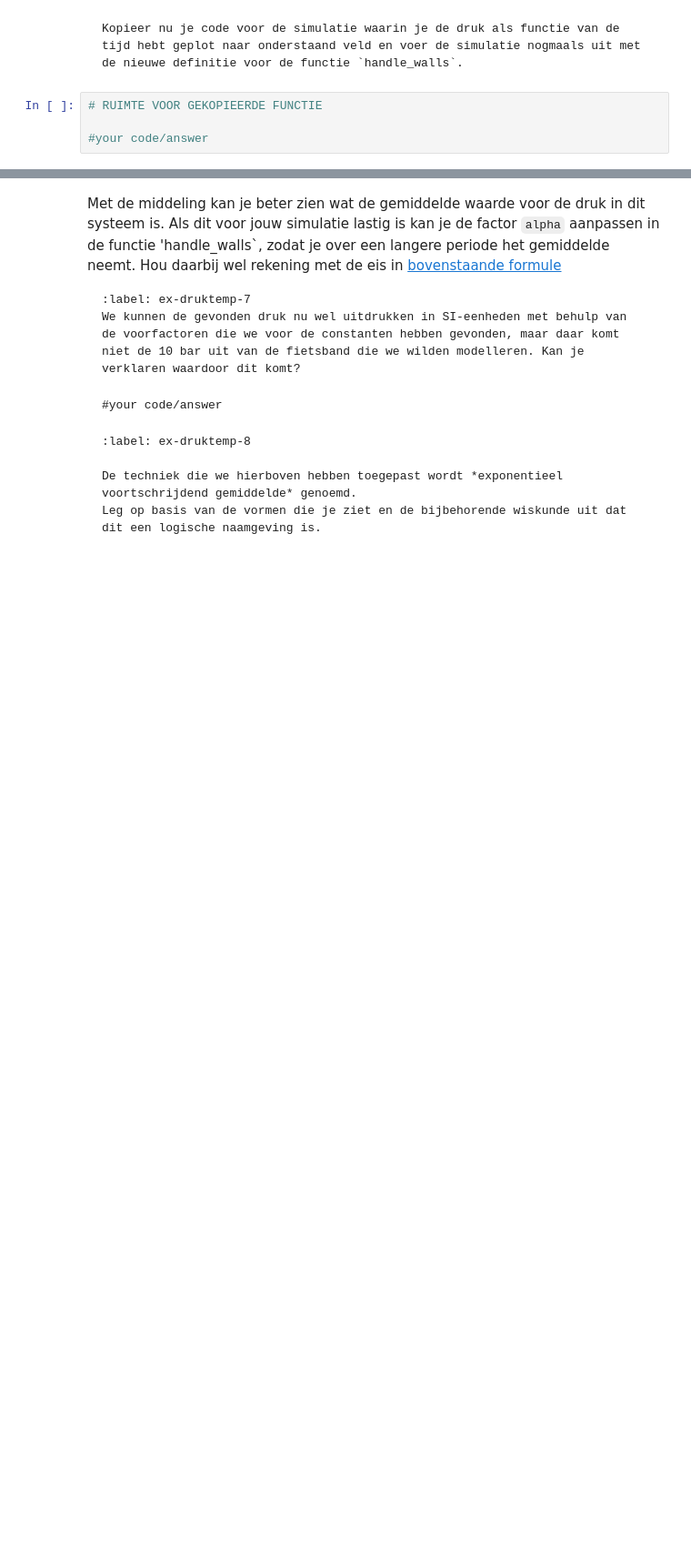
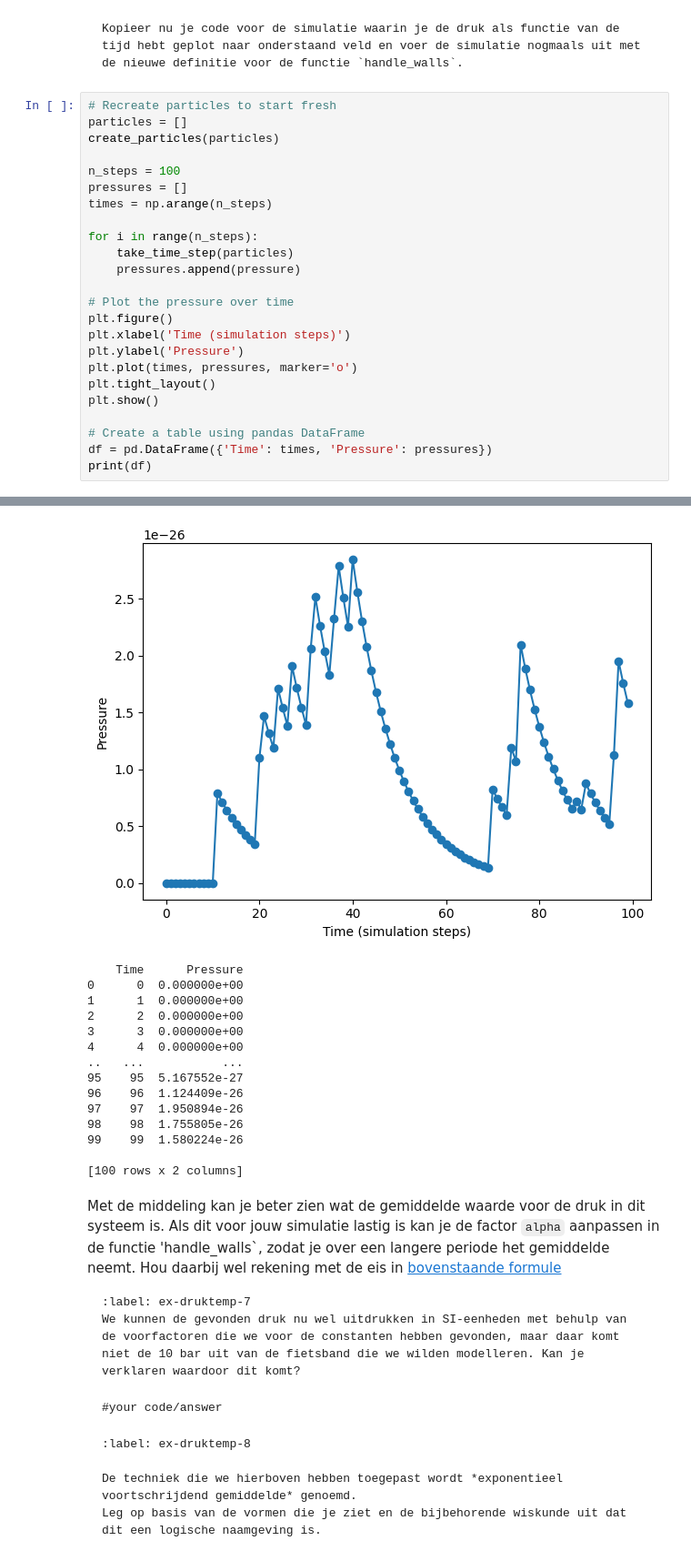
Before and after one commit to ErikvdBerkmortel/IP2-erik-en-xavi, a Jupyter notebook: Content/PySim/5_druktemp.ipynb, the cells around one changed output, grey strips where cells are left out. Shown at 91% size. Drawn from its saved outputs; the diff is of its cells as text; blank space fills up the shorter version.

````diff
--- a/Content/PySim/5_druktemp.ipynb
+++ b/Content/PySim/5_druktemp.ipynb
@@ -462,6 +501,27 @@ def handle_walls(particles):
 Kopieer nu je code voor de simulatie waarin je de druk als functie van de tijd hebt geplot naar onderstaand veld en voer de simulatie nogmaals uit met de nieuwe definitie voor de functie `handle_walls`.
 ```
 # %%
-# RUIMTE VOOR GEKOPIEERDE FUNCTIE
+# Recreate particles to start fresh
+particles = []
+create_particles(particles)
 
-#your code/answer
+n_steps = 100
+pressures = []
+times = np.arange(n_steps)
+
+for i in range(n_steps):
+    take_time_step(particles)
+    pressures.append(pressure)
+
+# Plot the pressure over time
+plt.figure()
+plt.xlabel('Time (simulation steps)')
+plt.ylabel('Pressure')
+plt.plot(times, pressures, marker='o')
+plt.tight_layout()
+plt.show()
+
+# Create a table using pandas DataFrame
+df = pd.DataFrame({'Time': times, 'Pressure': pressures})
+print(df)
+# %% [output]
@@ -468,3 +545,18 @@ Kopieer nu je code voor de simulatie waarin je de druk als functie van de tijd h
+[figure, added]
+    Time      Pressure
+0      0  0.000000e+00
+1      1  0.000000e+00
+2      2  0.000000e+00
+3      3  0.000000e+00
+4      4  0.000000e+00
+..   ...           ...
+95    95  5.167552e-27
+96    96  1.124409e-26
+97    97  1.950894e-26
+98    98  1.755805e-26
+99    99  1.580224e-26
+
+[100 rows x 2 columns]
 # %% [markdown]
 Met de middeling kan je beter zien wat de gemiddelde waarde voor de druk in dit systeem is. Als dit voor jouw simulatie lastig is kan je de factor `alpha` aanpassen in de functie 'handle_walls`, zodat je over een langere periode het gemiddelde neemt. Hou daarbij wel rekening met de eis in [bovenstaande formule](#int_norm)
 
````
Also changed, not shown: parts of 7 cells of this notebook.
